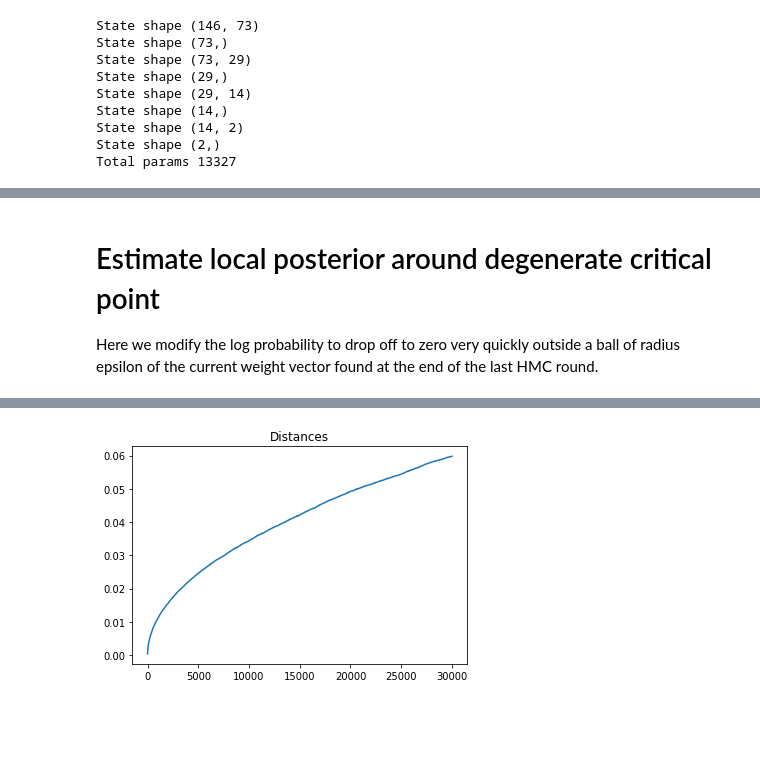
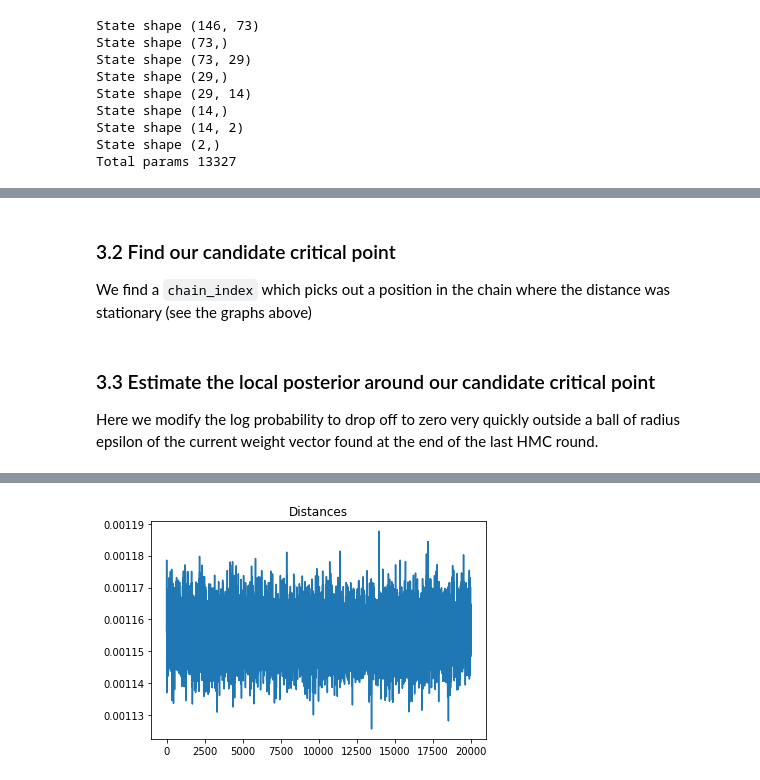
Before and after one commit to suswei/RLCT, a Jupyter notebook: notebooks/MCMC.ipynb, the cells around one changed output, grey strips where cells are left out. Drawn from its saved outputs; the diff is of its cells as text; code cells hidden in the pictures; blank space fills up the shorter version.

```diff
--- a/notebooks/MCMC.ipynb
+++ b/notebooks/MCMC.ipynb
@@ -295,9 +295,9 @@ Total params 13327
 # %%
-num_iters = 6000 # number of SGD steps
+num_iters = 20000 # number of SGD steps
 save_every = 100
-initial_lr = 3e-6
+initial_lr = 1e-5
 lr = initial_lr
-num_repeats = 10
+num_repeats = 2
 
 state_vars = [tf.Variable(s) for s in initial_state]
 opt = tf.optimizers.SGD(learning_rate=initial_lr)
@@ -320,7 +320,7 @@ for r in range(num_repeats):
         t.append(s.numpy())
     minimize()
 
-  opt.learning_rate = 0.6*opt.learning_rate
+  opt.learning_rate = 1e-2*opt.learning_rate
 
 map_trace = [np.array(t) for t in traces]
 
@@ -415,0 +404,4 @@ plt.yticks(np.linspace(-1, 2, 16));
+# %% [markdown]
+### 3.2 Find our candidate critical point
+
+We find a `chain_index` which picks out a position in the chain where the distance was stationary (see the graphs above)
@@ -416,40 +432,33 @@ plt.yticks(np.linspace(-1, 2, 16));
 # %% [markdown]
-# Estimate local posterior around degenerate critical point
+### 3.3 Estimate the local posterior around our candidate critical point
 
 Here we modify the log probability to drop off to zero very quickly outside a ball of radius epsilon of the current weight vector found at the end of the last HMC round.
 # %%
-# You want to pick a chain_index that picks out a position in the chain where the
-# distance was stationary (see the graphs above)
-
-chain_index = -1
-num_samples = len(chain[0])
-
-# pos ranges over 0,100,200,...,num_samples
-for pos in range(num_samples)[::100]:
-  acc_rate = trace.inner_results.is_accepted[pos:pos+50].numpy().mean()
-
-  #print("Acceptance rate: " + str(acc_rate) + " at pos " + str(pos))
-  if( acc_rate < 0.01 ):
-    chain_index = pos
-
-if( chain_index == -1 ):
-  print("Failed to find fixed point")
-else:
-  print("Fixed point located: " + str(chain_index))
-
-# Take as the center of our neighborhood the weight value at this approximate
-# fixed point of the HMC in the above search
-center = [tf.constant(t[chain_index]) for t in chain]
+prior = "local" # global, local
+local_weight_prior = tfd.Normal(0.0, 1e-5) # mean, std
+local_bias_prior = tfd.Normal(0.0, 1e-5)
 
 def bnn_joint_log_prob_fn_local(center, weight_prior, bias_prior, X, y, *args):
     weights_list = args[::2] # every second argument starting with 0
     biases_list = args[1::2] # every second argument starting with 1
+    center_weights = center[::2]
+    center_biases = center[1::2]
+
+    lp = 0.0
 
     # prior log-prob
-    lp = sum(
-        [tf.reduce_sum(weight_prior.log_prob(weights)) for weights in weights_list]
-    )
-    lp += sum([tf.reduce_sum(bias_prior.log_prob(bias)) for bias in biases_list])
+    if( prior == "global" ):
+      lp = sum(
+          [tf.reduce_sum(weight_prior.log_prob(weights)) for weights in weights_list]
+      )
+      lp += sum([tf.reduce_sum(bias_prior.log_prob(bias)) for bias in biases_list])
+    else:
+      lp = sum(
+          [tf.reduce_sum(local_weight_prior.log_prob(w-cw))
+           for (w,cw) in zip(weights_list,center_weights)]
+      )
+      lp += sum([tf.reduce_sum(local_bias_prior.log_prob(b-bw))
+            for (b,bw) in zip(biases_list,center_biases)])
 
     # likelihood of predicted labels
     network = build_network(weights_list, biases_list)
@@ -458,14 +467,14 @@ def bnn_joint_log_prob_fn_local(center, weight_prior, bias_prior, X, y, *args):
 
     # we also need to add a term that concentrates probability mass
     # in a ball around the MAP
-    d = 0.0
+    #d = 0.0
 
-    for (x, xprime) in zip(center, args):
-      d += tf.square(tf.norm(x - xprime))
+    #for (x, xprime) in zip(center, args):
+    #  d += tf.square(tf.norm(x - xprime))
 
-    d = tf.sqrt(d)
+    #d = tf.sqrt(d)
 
-    lp += tf.cond( d > 2, lambda: -10.0, lambda: 0.0 )
+    #lp += tf.cond( d > ball_radius, lambda: -10.0, lambda: 0.0 )
 
     #print("-")
     #tf.print(d)
@@ -479,10 +488,10 @@ bnn_joint_log_prob_local = partial(
 
 fine_chain, fine_trace, fine_final_kernel_results = run_hmc(
     bnn_joint_log_prob_local,
-    num_burnin_steps=0,
-    num_leapfrog_steps=3,
-    num_adaptation_steps=0,
-    num_results=30000,
+    num_burnin_steps=10000,
+    num_leapfrog_steps=5,
+    num_adaptation_steps=8000,
+    num_results=10000,
     step_size=1e-6,
     current_state=center)
 
@@ -510,4 +518,4 @@ ESS/step 0.0027067068
-[figure, old version]
+[figure, new version]
 # %%
 # NOTES
 #
```
Also changed, not shown: parts of 12 cells of this notebook.
